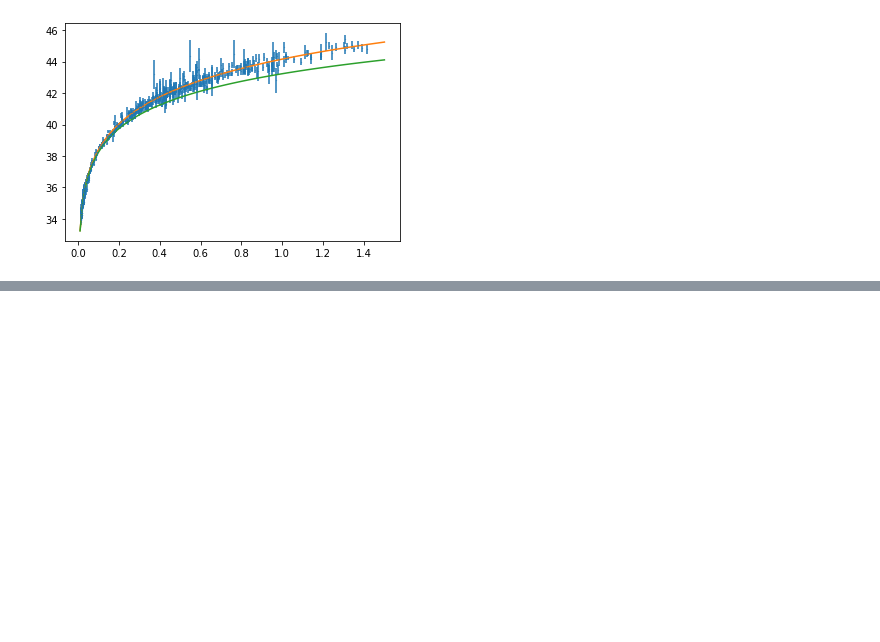
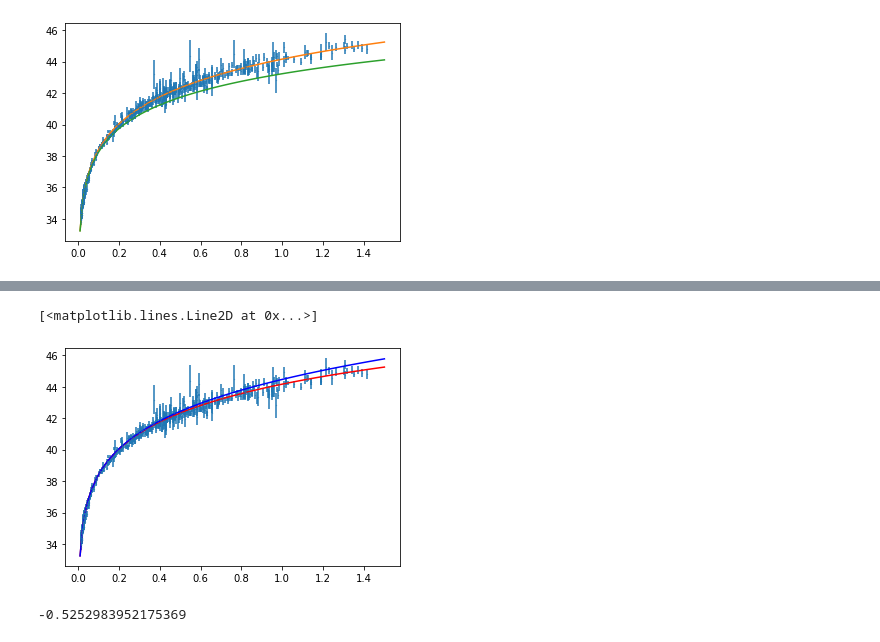
Before and after one commit to mjohnsonperimeter/cosmology_2019, a Jupyter notebook: SN_tutorial.ipynb, the cells around one changed output, grey strips where cells are left out. Drawn from its saved outputs; the diff is of its cells as text; code cells hidden in the pictures; blank space fills up the shorter version.

```diff
--- a/SN_tutorial.ipynb
+++ b/SN_tutorial.ipynb
@@ -63,0 +97,38 @@ plt.plot(z,dm_lowz)
+# %%
+# Hubble constant in km/s/Mpc
+H_0 = 67.5
+# baryon and cdm fraction multiplied by h^2
+omega_bh2 = 0.0224
+omega_ch2 = 0.120
+# Curvature
+omega_k = 0.0
+# Neutrino mass
+nu_mass = 0.06
+
+omega_matter = results.get_Omega('cdm', 0.0001)+results.get_Omega('baryon', 0.0001)
+omega_rad = results.get_Omega('photon', 0.0001)+3.*results.get_Omega('nu', 0.0001)
+omega_DE = results.get_Omega('de', 0.0001)
+
+q0 = (omega_rad + 0.5*omega_matter - omega_DE)
+
+# Set within CAMB
+pars = camb.CAMBparams()
+pars.set_cosmology(H0=H_0, ombh2=omega_bh2, omch2=omega_ch2, mnu=nu_mass, omk=omega_k)
+results = camb.get_background(pars)
+
+z = np.linspace(0.01,1.5,100)
+DL = results.luminosity_distance(z)
+DL_lowz = ((2.99e5)/H_0)*z*(1+(1-q0)*z*0.5)
+dm = 5.*np.log10(DL/(1e-5))
+dm_lowz = 5.*np.log10(DL_lowz/(1e-5))
+# %%
+plt.errorbar(z_data,mag_data,error_data,fmt='o',ms=.25)
+plt.plot(z,dm,'r')
+plt.plot(z,dm_lowz,'b')
+# %% [output]
+[<matplotlib.lines.Line2D at 0x...>]
+[figure, added]
+# %%
+print(q0)
+# %% [output]
+-0.5252983952175369
```
Also changed, not shown: parts of 4 cells of this notebook.
